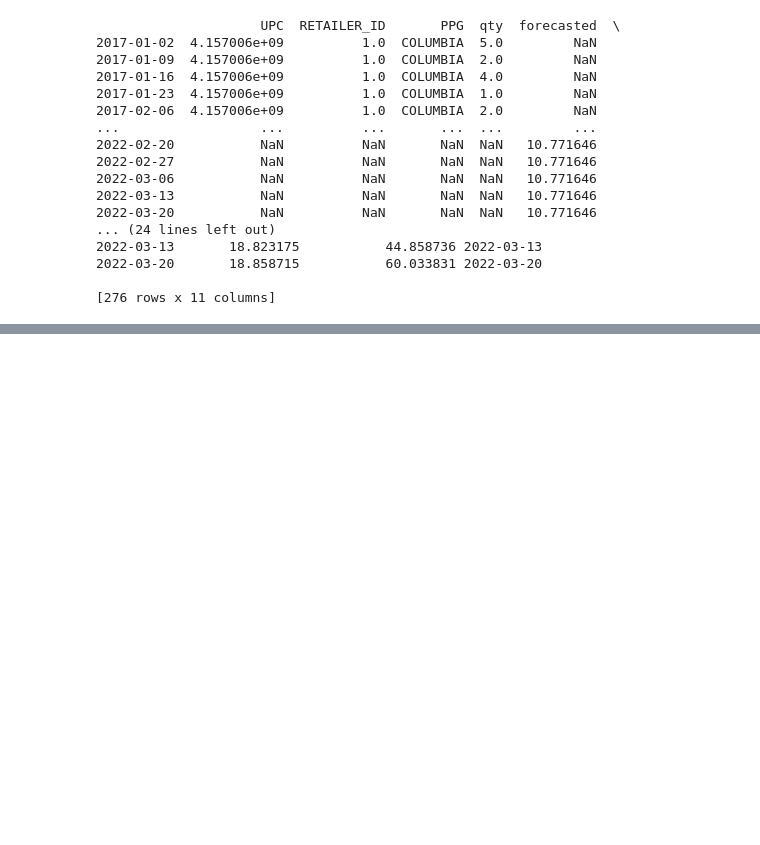
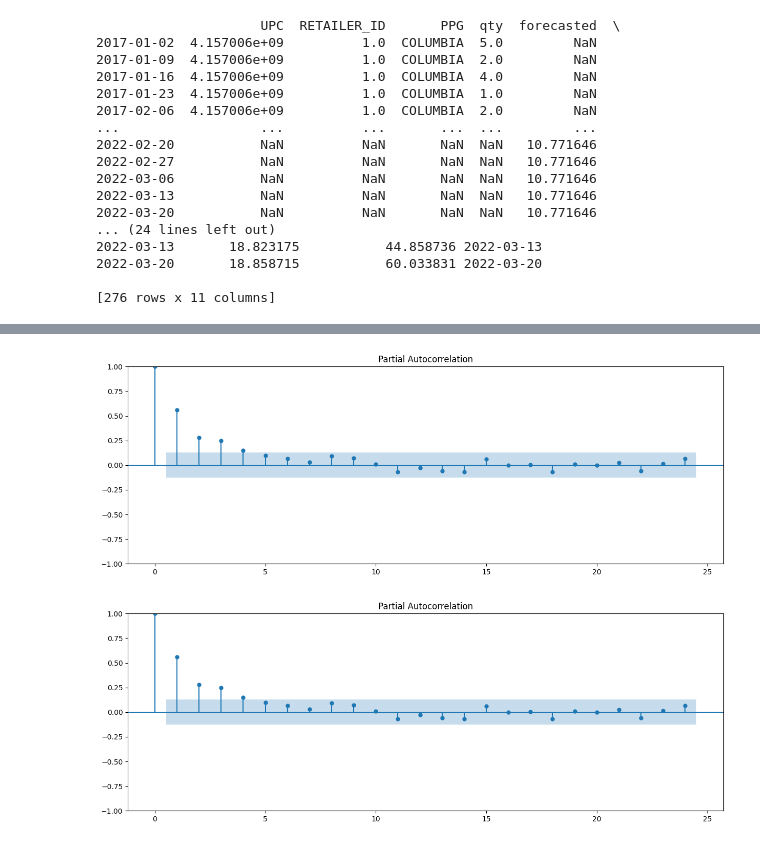
Before and after one commit to techsparksguru/data_ai_for_all, a Jupyter notebook: data_science_ai_ml_llm/time_series/SAMPLE_ARIMA_OUTPUT.ipynb, the cells around one changed output, grey strips where cells are left out. Saved outputs shown, nothing was run; the diff lists cells and outputs as text; code cells hidden in the pictures; blank space fills up the shorter version.

```diff
--- a/data_science_ai_ml_llm/time_series/SAMPLE_ARIMA_OUTPUT.ipynb
+++ b/data_science_ai_ml_llm/time_series/SAMPLE_ARIMA_OUTPUT.ipynb
@@ -213,0 +227,6 @@ df_upc_grouped.to_csv("./SAMPLE_ARIMA_OUTPUT.csv", index=False)
+# %%
+fig, ax = plt.subplots(figsize=(15,5))
+plot_pacf(df_upc["qty"], ax=ax)
+# %% [output]
+[figure, added]
+[figure, added]
```
Also changed, not shown: parts of 13 cells of this notebook, 2 other files.
